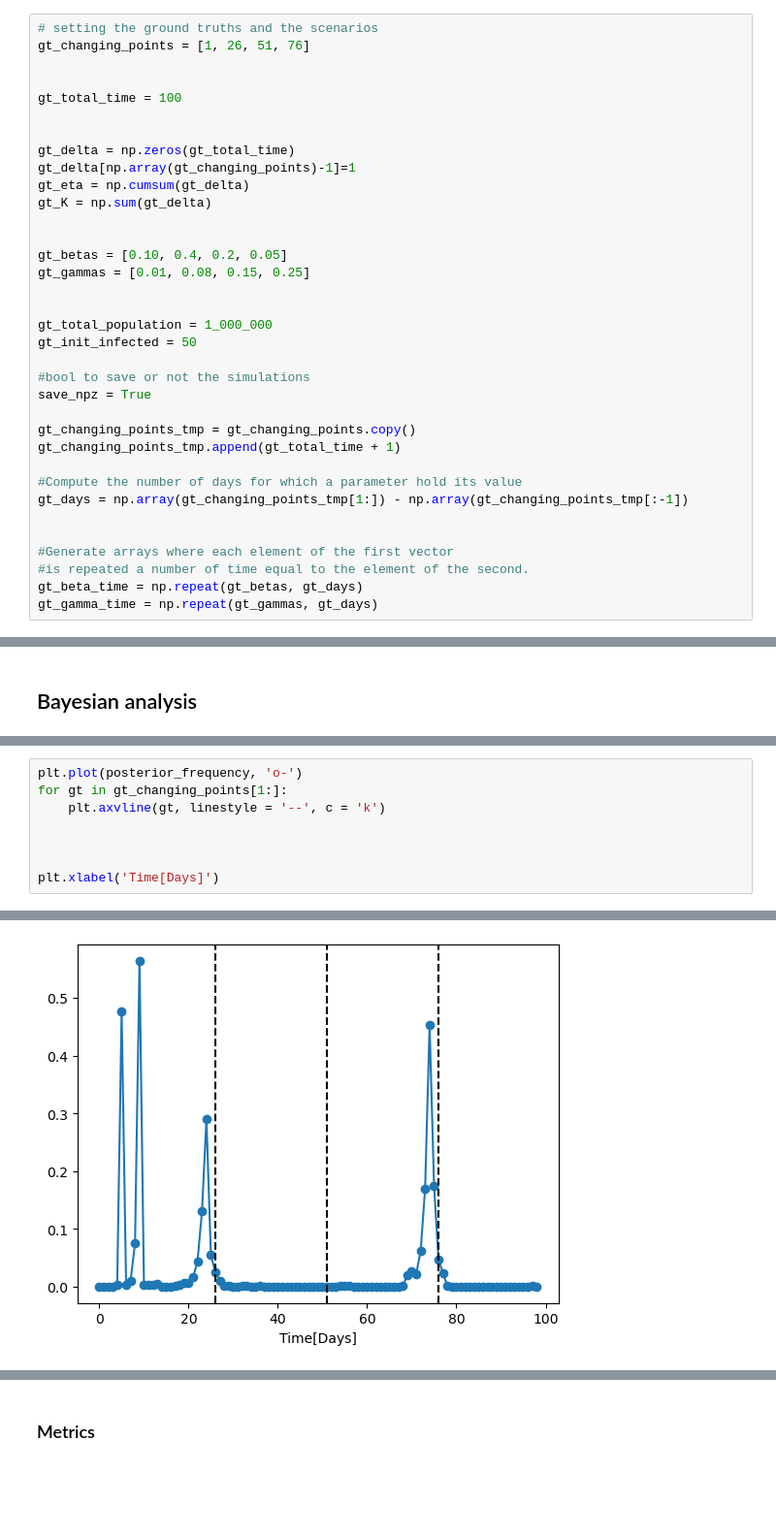
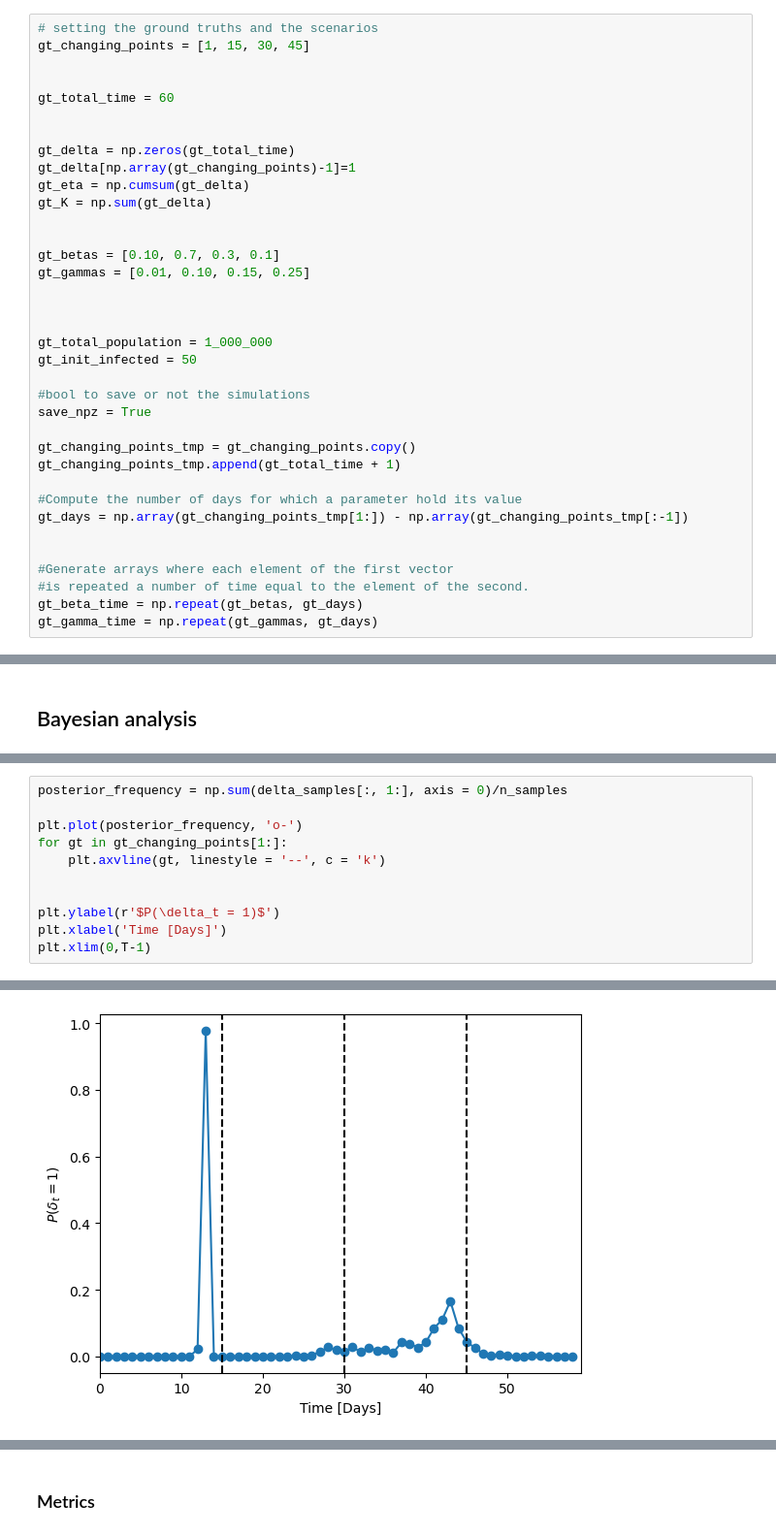
Before and after one commit to threeblueonebrowneyes/bayesian-sir-with-changing-points, a Jupyter notebook: Bayes_SIR.ipynb, the cells around one changed output, grey strips where cells are left out. Shown: that part at 97% size. Saved outputs shown, nothing was run; the diff lists cells and outputs as text; blank space fills up the shorter version.

```diff
--- a/Bayes_SIR.ipynb
+++ b/Bayes_SIR.ipynb
@@ -331,9 +334,9 @@ The following code is used to generate data according to the SIR model with chan
 # %%
 # setting the ground truths and the scenarios
-gt_changing_points = [1, 26, 51, 76]
+gt_changing_points = [1, 15, 30, 45]
 
 
-gt_total_time = 100
+gt_total_time = 60
 
 
 gt_delta = np.zeros(gt_total_time)
@@ -342,8 +345,9 @@ gt_eta = np.cumsum(gt_delta)
 gt_K = np.sum(gt_delta)
 
 
-gt_betas = [0.10, 0.4, 0.2, 0.05]
-gt_gammas = [0.01, 0.08, 0.15, 0.25]
+gt_betas = [0.10, 0.7, 0.3, 0.1]
+gt_gammas = [0.01, 0.10, 0.15, 0.25]
+
 
 
 gt_total_population = 1_000_000
@@ -664,9 +683,12 @@ posterior_frequency = np.sum(delta_samples[:, 1:], axis = 0)/n_samples
 # %%
+posterior_frequency = np.sum(delta_samples[:, 1:], axis = 0)/n_samples
+
 plt.plot(posterior_frequency, 'o-')
 for gt in gt_changing_points[1:]:
     plt.axvline(gt, linestyle = '--', c = 'k')
 
 
-
-plt.xlabel('Time[Days]')
+plt.ylabel(r'$P(\delta_t = 1)$')
+plt.xlabel('Time [Days]')
+plt.xlim(0,T-1)
 # %% [output]
@@ -674 +696 @@ Text(0.5, 0, 'Time[Days]')
-[figure, old version]
+[figure, new version]
```
Also changed, not shown: parts of 39 cells of this notebook, 1 other file.
